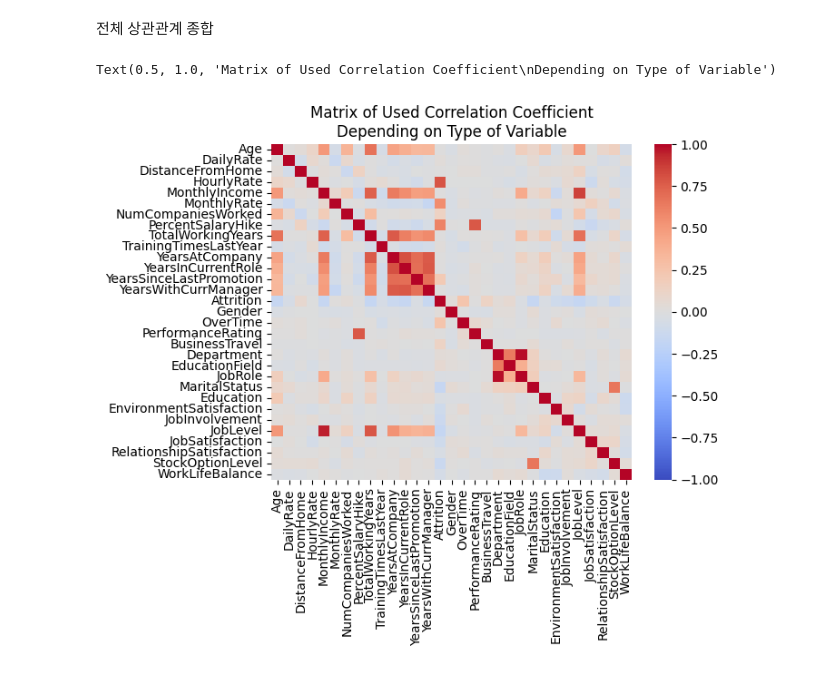
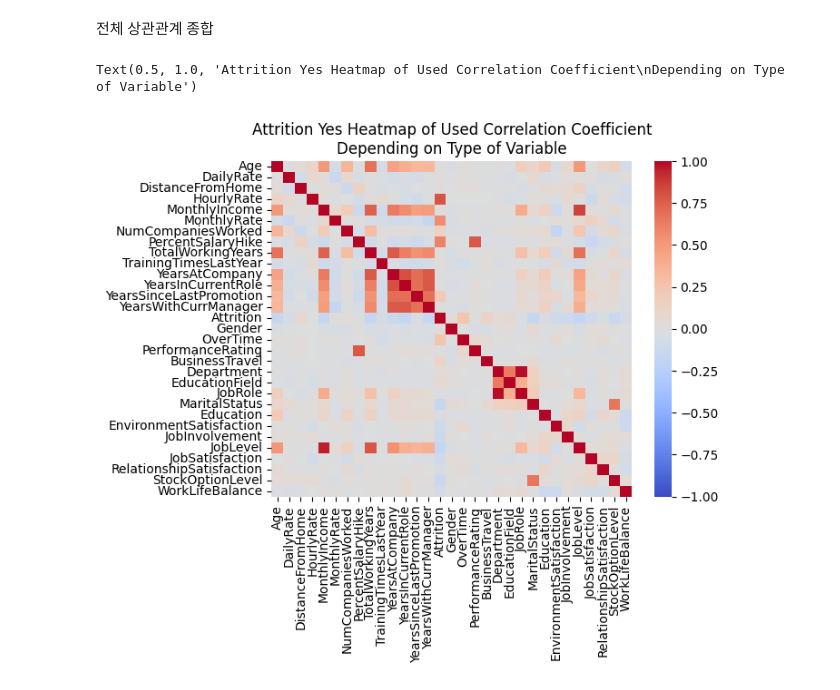
Before and after one commit to Indigo-Coder-github/23_1_Database, a Jupyter notebook: feature corr/feature_heatmap.ipynb, the cells around one changed output. Saved outputs shown, nothing was run; the diff lists cells and outputs as text; code cells hidden in the pictures.

```diff
--- a/feature corr/feature_heatmap.ipynb
+++ b/feature corr/feature_heatmap.ipynb
@@ -243,19 +243,19 @@ plt.show()
 # %%
 group_by_col_Yes = pd.DataFrame(index=continuous_column+binary_column+
                             category_column+ordinary_column,
                             columns=continuous_column+binary_column+
                             category_column+ordinary_column).astype(float)
 
 for i in [df.corr("pearson"), df_Yes_pearson, df_Yes_kendall, df_Yes_spearman, df_Yes_confusion, df_Yes_CV, df_p_pbr_Yes]:
     group_by_col_Yes.update(i)
 
 sns.heatmap(group_by_col_Yes, cmap="coolwarm", vmin=-1.0, vmax=1.0)
 plt.xticks(ticks=np.array(range(len(group_by_col_Yes)))+0.5,labels=group_by_col_Yes.columns)
 plt.yticks(ticks=np.array(range(len(group_by_col_Yes)))+0.5,labels=group_by_col_Yes.index)
-plt.title("Matrix of Used Correlation Coefficient\nDepending on Type of Variable")
+plt.title("Attrition Yes Heatmap of Used Correlation Coefficient\nDepending on Type of Variable")
 # %% [output]
-Text(0.5, 1.0, 'Matrix of Used Correlation Coefficient\nDepending on Type of Variable')
+Text(0.5, 1.0, 'Attrition Yes Heatmap of Used Correlation Coefficient\nDepending on Type of Variable')
-[figure, old version]
+[figure, new version]
 # %%
 group_by_col_No = pd.DataFrame(index=continuous_column+binary_column+
                             category_column+ordinary_column,
```
Also changed, not shown: parts of 1 cell of this notebook, 1 other file.
